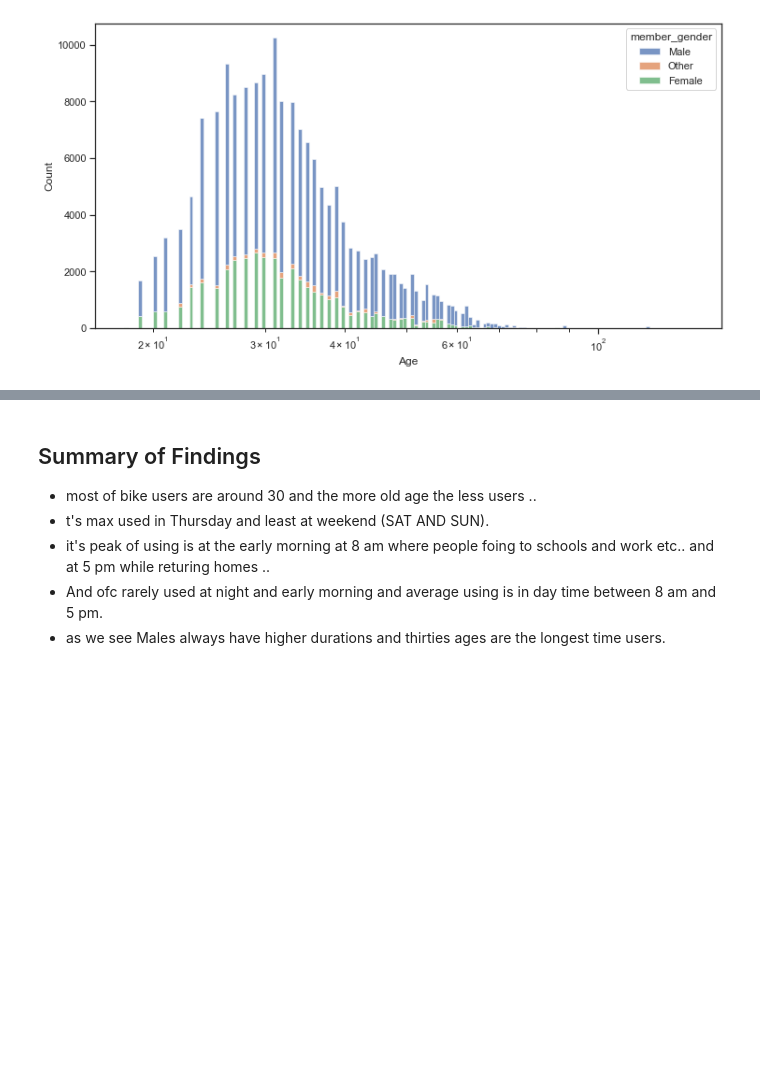
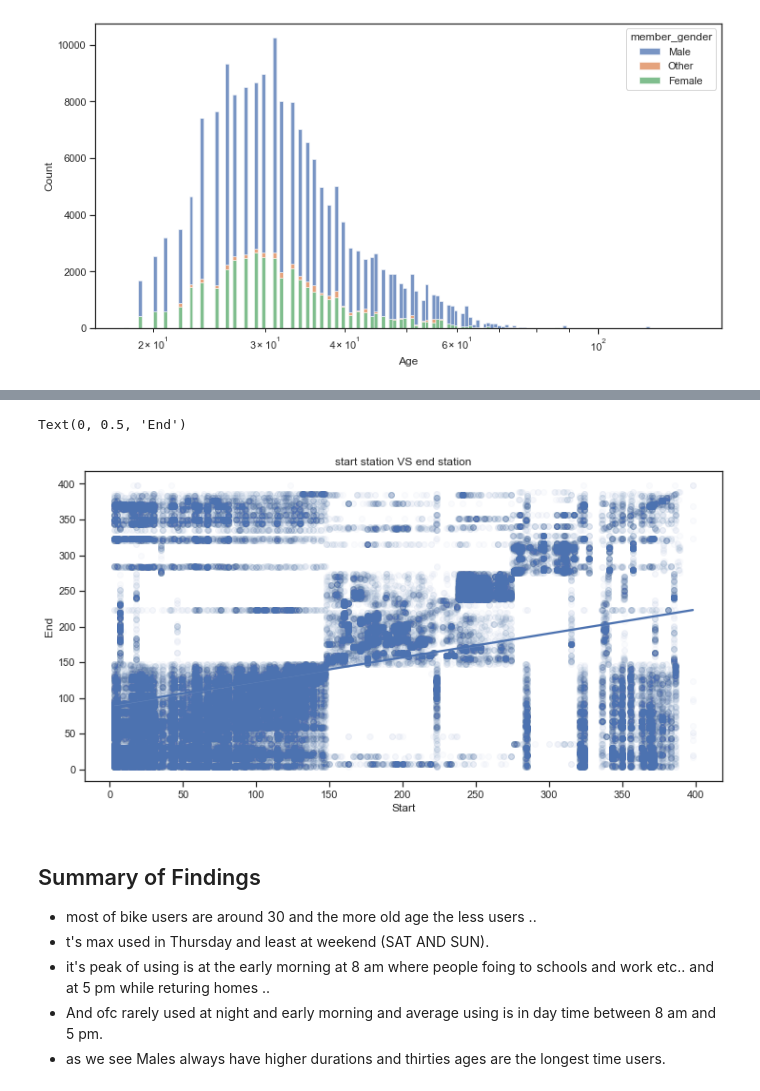
Before and after one commit to Theabdelkader/Communicate-Data-Findings-Ford-GoBike-System, a Jupyter notebook: slide_deck_template.ipynb, the cells around one changed output, grey strips where cells are left out. Saved outputs shown, nothing was run; the diff lists cells and outputs as text; code cells hidden in the pictures; blank space fills up the shorter version.

```diff
--- a/slide_deck_template.ipynb
+++ b/slide_deck_template.ipynb
@@ -103,3 +118,13 @@ sb.histplot(
+# %%
+# after adding Jitter and transparenc as required
+plt.figure(figsize=(12,6))
+sb.regplot(data = df, x = 'start_station_id', y = 'end_station_id', x_jitter =0.2, scatter_kws = {'alpha' : 1/40})
+plt.title("start station VS end station")
+plt.xlabel('Start')
+plt.ylabel('End')
+# %% [output]
+Text(0, 0.5, 'End')
+[figure, added]
 # %% [markdown]
 ## Summary of Findings
 
```
Also changed, not shown: parts of 3 cells of this notebook, 1 other file.
